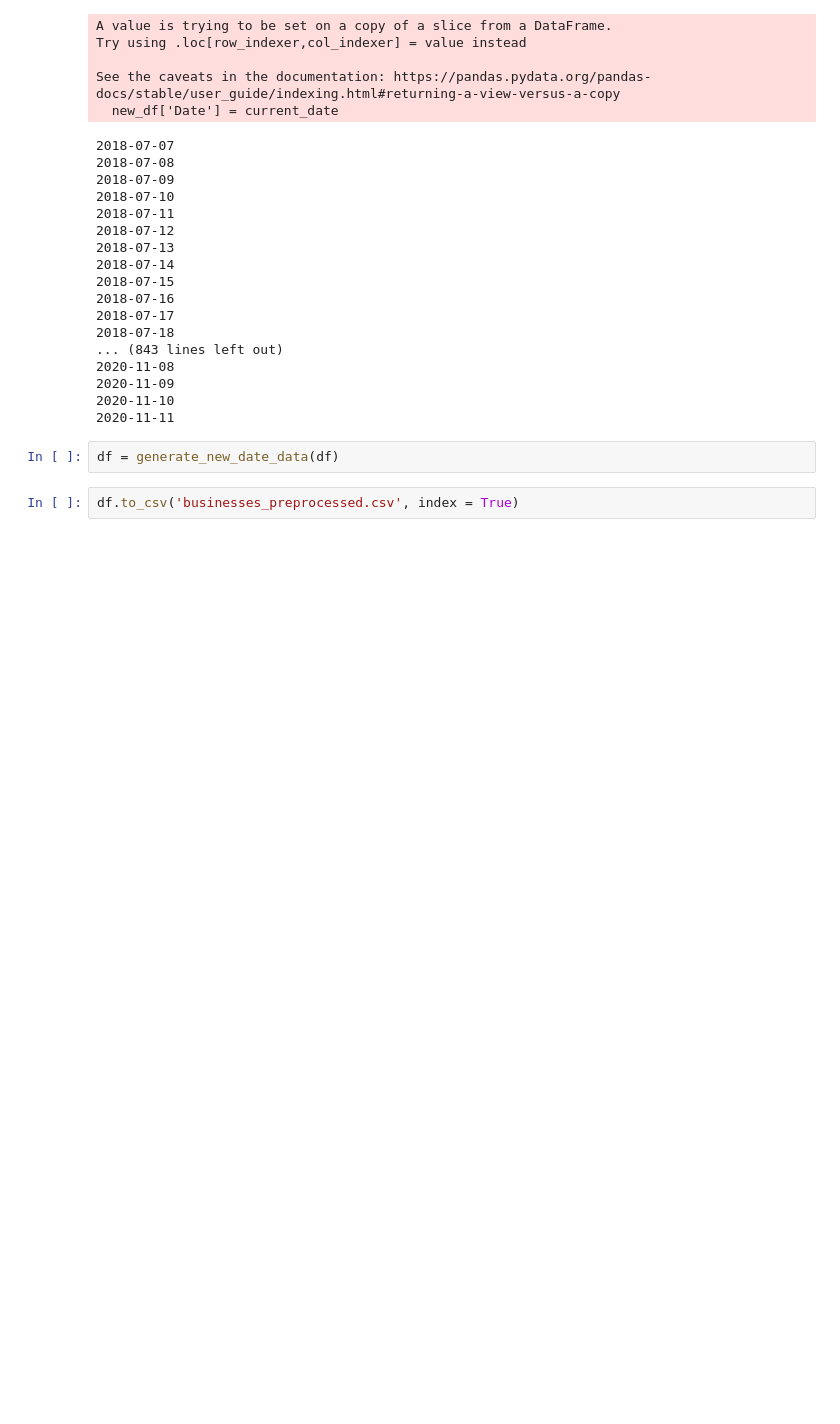
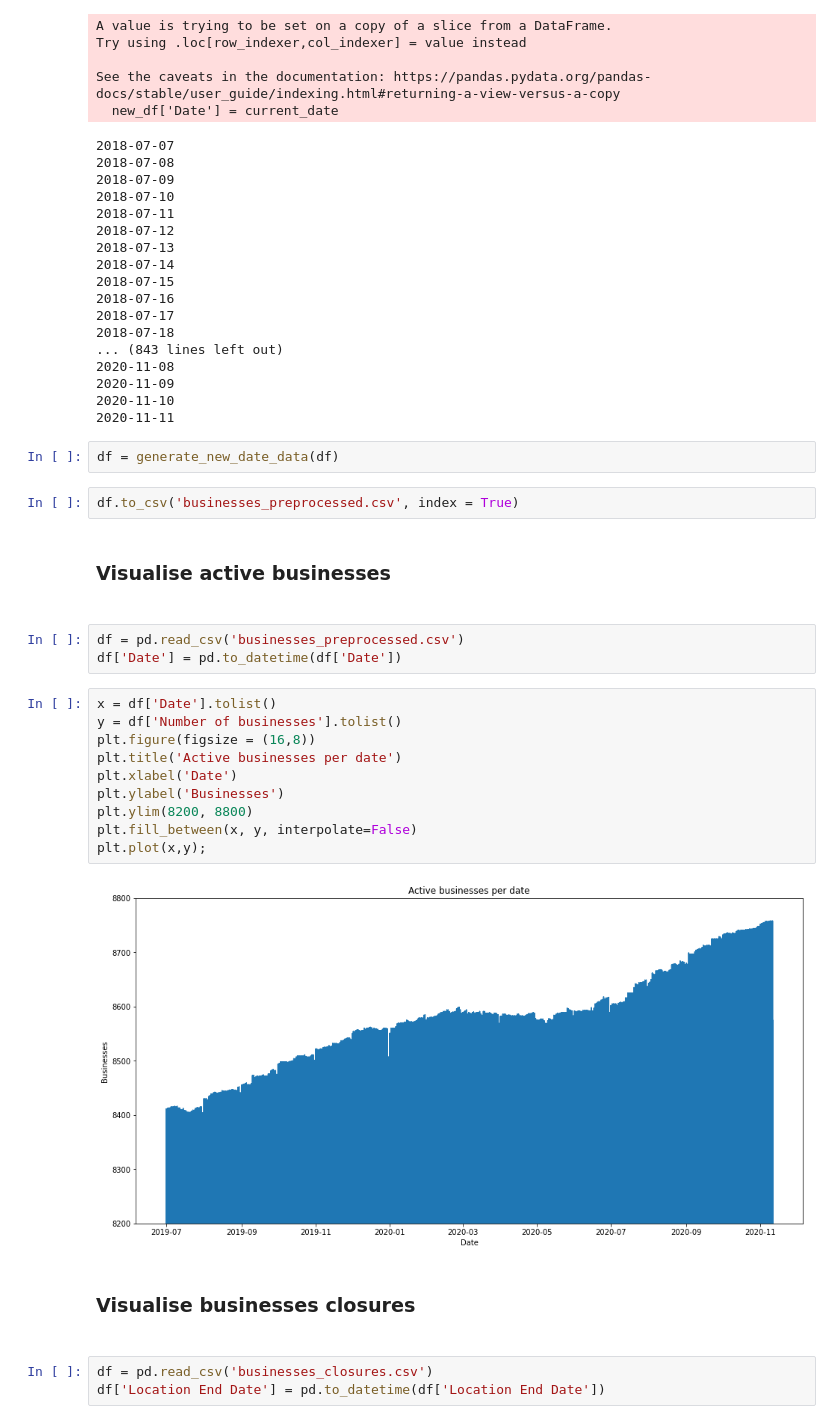
Before and after one commit to CBProgramming/CrimePrediction, a Jupyter notebook: 02 - Prepare Business Data.ipynb, the cells around one changed output. Cells and saved outputs as stored; diff of their text form; blank space fills up the shorter version.

```diff
--- a/02 - Prepare Business Data.ipynb
+++ b/02 - Prepare Business Data.ipynb
@@ -437,3 +456,25 @@ See the caveats in the documentation: https://pandas.pydata.org/pandas-docs/stab
 df = generate_new_date_data(df)
 # %%
 df.to_csv('businesses_preprocessed.csv', index = True)
+# %% [markdown]
+<h3> Visualise active businesses <h3>
+# %%
+df = pd.read_csv('businesses_preprocessed.csv')
+df['Date'] = pd.to_datetime(df['Date'])
+# %%
+x = df['Date'].tolist()
+y = df['Number of businesses'].tolist()
+plt.figure(figsize = (16,8))
+plt.title('Active businesses per date')
+plt.xlabel('Date')
+plt.ylabel('Businesses')
+plt.ylim(8200, 8800)
+plt.fill_between(x, y, interpolate=False)
+plt.plot(x,y);
+# %% [output]
+[figure, added]
+# %% [markdown]
+<h3> Visualise businesses closures <h3>
+# %%
+df = pd.read_csv('businesses_closures.csv')
+df['Location End Date'] = pd.to_datetime(df['Location End Date'])
```
Also changed, not shown: parts of 62 cells of this notebook, 35 other files.
